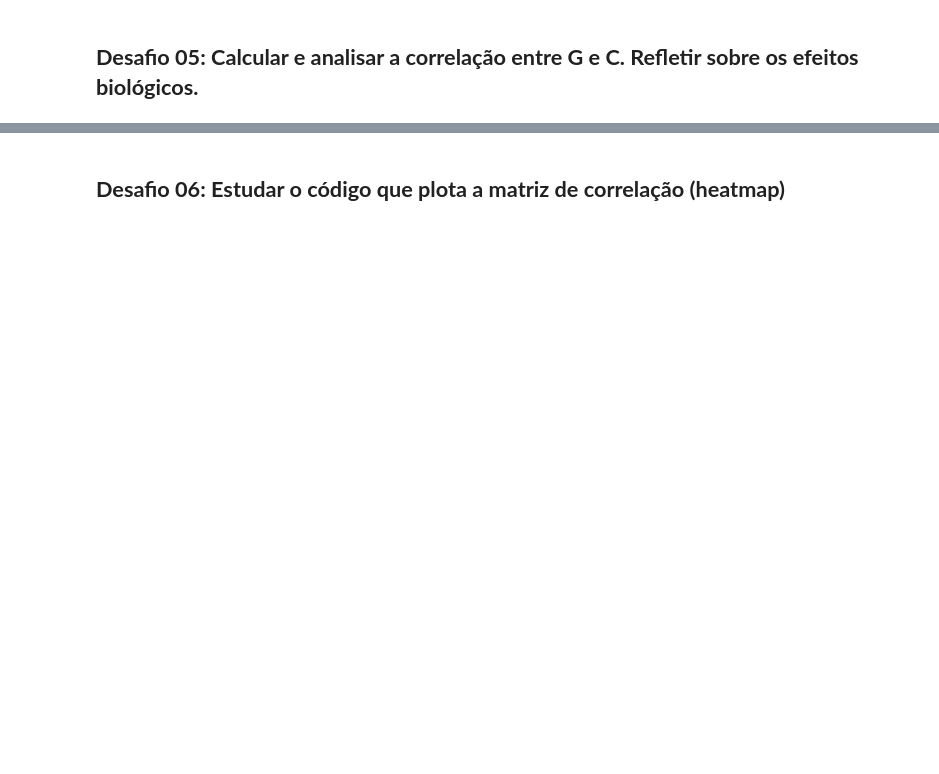
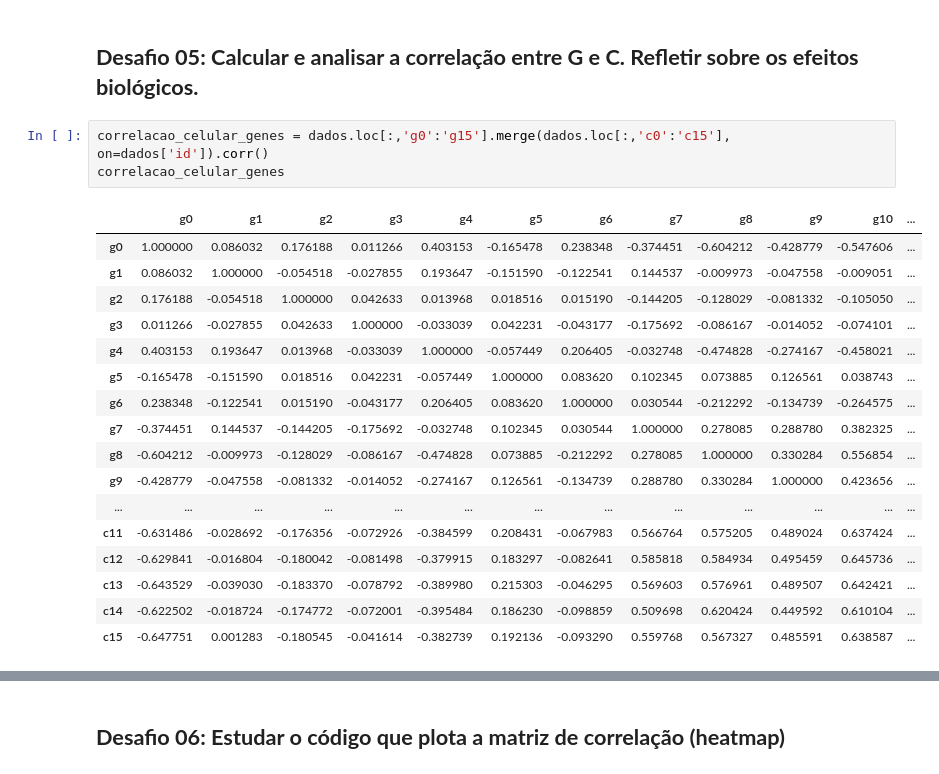
Before and after one commit to paulosuchoj/imersao-dados-alura, a Jupyter notebook: desafios/Imersao_Dados_Alura_Aula_03.ipynb, the cells around one changed output, grey strips where cells are left out. Saved outputs shown, nothing was run; the diff lists cells and outputs as text; blank space fills up the shorter version.

```diff
--- a/desafios/Imersao_Dados_Alura_Aula_03.ipynb
+++ b/desafios/Imersao_Dados_Alura_Aula_03.ipynb
@@ -50,2 +189,23 @@ pd.crosstab([dados['dose'], dados['tempo']], dados['tratamento'], normalize='col
 # %% [markdown]
 ## **Desafio 05: Calcular e analisar a correlação entre G e C. Refletir sobre os efeitos biológicos.**
+# %%
+correlacao_celular_genes = dados.loc[:,'g0':'g15'].merge(dados.loc[:,'c0':'c15'], on=dados['id']).corr()
+correlacao_celular_genes
+# %% [output]
+|  | g0 | g1 | g2 | g3 | g4 | g5 | g6 | g7 | g8 | g9 | g10 | ... |
+| g0 | 1.000000 | 0.086032 | 0.176188 | 0.011266 | 0.403153 | -0.165478 | 0.238348 | -0.374451 | -0.604212 | -0.428779 | -0.547606 | ... |
+| g1 | 0.086032 | 1.000000 | -0.054518 | -0.027855 | 0.193647 | -0.151590 | -0.122541 | 0.144537 | -0.009973 | -0.047558 | -0.009051 | ... |
+| g2 | 0.176188 | -0.054518 | 1.000000 | 0.042633 | 0.013968 | 0.018516 | 0.015190 | -0.144205 | -0.128029 | -0.081332 | -0.105050 | ... |
+| g3 | 0.011266 | -0.027855 | 0.042633 | 1.000000 | -0.033039 | 0.042231 | -0.043177 | -0.175692 | -0.086167 | -0.014052 | -0.074101 | ... |
+| g4 | 0.403153 | 0.193647 | 0.013968 | -0.033039 | 1.000000 | -0.057449 | 0.206405 | -0.032748 | -0.474828 | -0.274167 | -0.458021 | ... |
+| g5 | -0.165478 | -0.151590 | 0.018516 | 0.042231 | -0.057449 | 1.000000 | 0.083620 | 0.102345 | 0.073885 | 0.126561 | 0.038743 | ... |
+| g6 | 0.238348 | -0.122541 | 0.015190 | -0.043177 | 0.206405 | 0.083620 | 1.000000 | 0.030544 | -0.212292 | -0.134739 | -0.264575 | ... |
+| g7 | -0.374451 | 0.144537 | -0.144205 | -0.175692 | -0.032748 | 0.102345 | 0.030544 | 1.000000 | 0.278085 | 0.288780 | 0.382325 | ... |
+| g8 | -0.604212 | -0.009973 | -0.128029 | -0.086167 | -0.474828 | 0.073885 | -0.212292 | 0.278085 | 1.000000 | 0.330284 | 0.556854 | ... |
+| g9 | -0.428779 | -0.047558 | -0.081332 | -0.014052 | -0.274167 | 0.126561 | -0.134739 | 0.288780 | 0.330284 | 1.000000 | 0.423656 | ... |
+| ... | ... | ... | ... | ... | ... | ... | ... | ... | ... | ... | ... | ... |
+| c11 | -0.631486 | -0.028692 | -0.176356 | -0.072926 | -0.384599 | 0.208431 | -0.067983 | 0.566764 | 0.575205 | 0.489024 | 0.637424 | ... |
+| c12 | -0.629841 | -0.016804 | -0.180042 | -0.081498 | -0.379915 | 0.183297 | -0.082641 | 0.585818 | 0.584934 | 0.495459 | 0.645736 | ... |
+| c13 | -0.643529 | -0.039030 | -0.183370 | -0.078792 | -0.389980 | 0.215303 | -0.046295 | 0.569603 | 0.576961 | 0.489507 | 0.642421 | ... |
+| c14 | -0.622502 | -0.018724 | -0.174772 | -0.072001 | -0.395484 | 0.186230 | -0.098859 | 0.509698 | 0.620424 | 0.449592 | 0.610104 | ... |
+| c15 | -0.647751 | 0.001283 | -0.180545 | -0.041614 | -0.382739 | 0.192136 | -0.093290 | 0.559768 | 0.567327 | 0.485591 | 0.638587 | ... |
```
Also changed, not shown: parts of 19 cells of this notebook, 1 other file.
